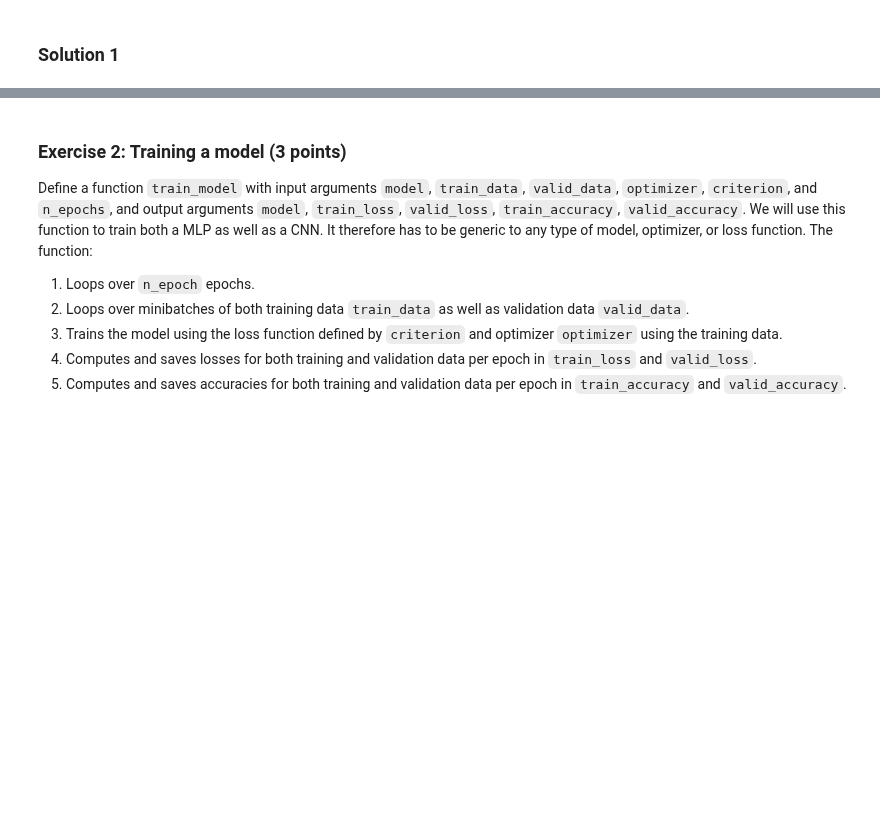
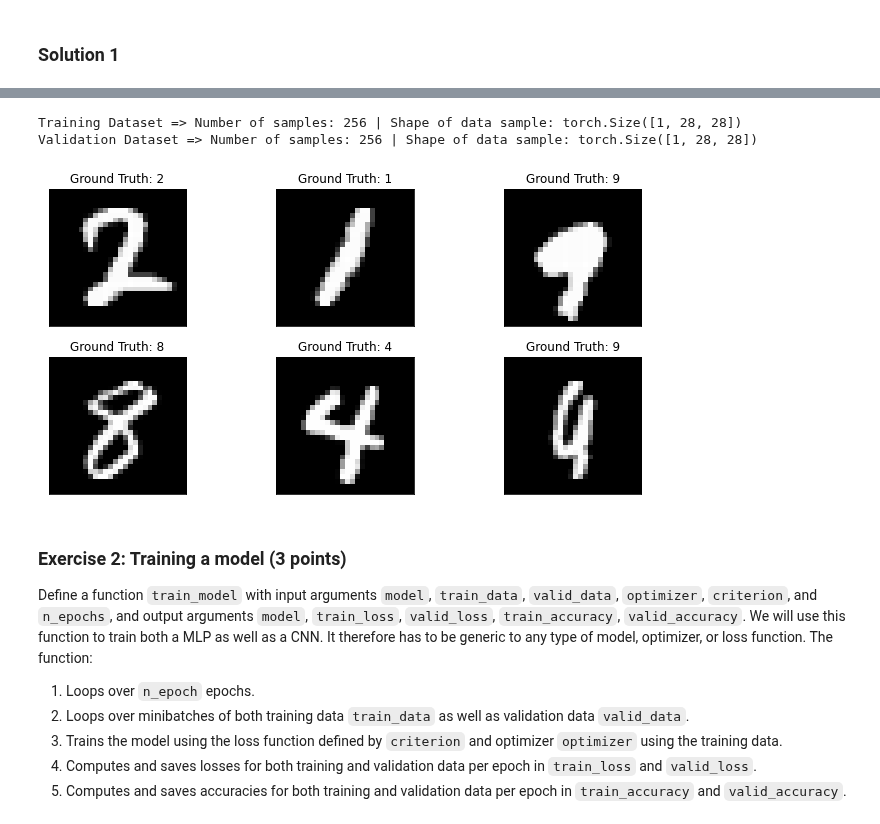
Before and after one commit to AjinkyaIndulkar/neural-networks-1920, a Jupyter notebook: P4 - Deep Learning/Chapter_06_deep_learning.ipynb, the cells around one changed output, grey strips where cells are left out. Drawn from its saved outputs; the diff is of its cells as text; code cells hidden in the pictures; blank space fills up the shorter version.

```diff
--- a/P4 - Deep Learning/Chapter_06_deep_learning.ipynb
+++ b/P4 - Deep Learning/Chapter_06_deep_learning.ipynb
@@ -89,3 +50,42 @@ torch.Size([100, 1, 28, 28])
+# %%
+# global parameters
+BATCH_SIZE = 256
+TRANSFORM = transforms.Compose([transforms.ToTensor(),
+                                transforms.Normalize((0.5,), (0.5,))])
+# %%
+# download and load train and validation datasets
+train_dataset = torchvision.datasets.MNIST(root='./data', train=True, transform=TRANSFORM, download=True)
+valid_dataset = torchvision.datasets.MNIST(root='./data', train=False, transform=TRANSFORM, download=True)
+
+# define data iterators
+train_data = torch.utils.data.DataLoader(dataset = train_dataset, batch_size = BATCH_SIZE, shuffle=True)
+valid_data = torch.utils.data.DataLoader(dataset = valid_dataset, batch_size = BATCH_SIZE, shuffle=True)
+# %%
+# inspect datasets
+examples = enumerate(train_data)
+batch_idx, (example_data, example_targets) = next(examples)
+print("Training Dataset => Number of samples: {} | Shape of data sample: {}".format(example_data.shape[0],
+                                                                                    example_data.shape[1:]))
+
+examples = enumerate(valid_data)
+batch_idx, (example_data, example_targets) = next(examples)
+print("Validation Dataset => Number of samples: {} | Shape of data sample: {}".format(example_data.shape[0],
+                                                                                      example_data.shape[1:]))
+# %% [output]
+Training Dataset => Number of samples: 256 | Shape of data sample: torch.Size([1, 28, 28])
+Validation Dataset => Number of samples: 256 | Shape of data sample: torch.Size([1, 28, 28])
+# %%
+# visualize datasets
+plt.figure(figsize=(10,5))
+for i in range(6):
+    plt.subplot(2,3,i+1)
+    plt.tight_layout()
+    plt.imshow(example_data[i][0], cmap='gray', interpolation='none')
+    plt.title("Ground Truth: {}".format(example_targets[i]))
+    plt.xticks([])
+    plt.yticks([])
+# %% [output]
+[figure, added]
 # %% [markdown]
 ### Exercise 2: Training a model (3 points)
 Define a function `train_model` with input arguments `model`, `train_data`, `valid_data`, `optimizer`, `criterion`, and `n_epochs`, and output arguments `model`, `train_loss`, `valid_loss`, `train_accuracy`, `valid_accuracy`. We will use this function to train both a MLP as well as a CNN. It therefore has to be generic to any type of model, optimizer, or loss function. The function:
```
Also changed, not shown: parts of 14 cells of this notebook, 1 other file.
